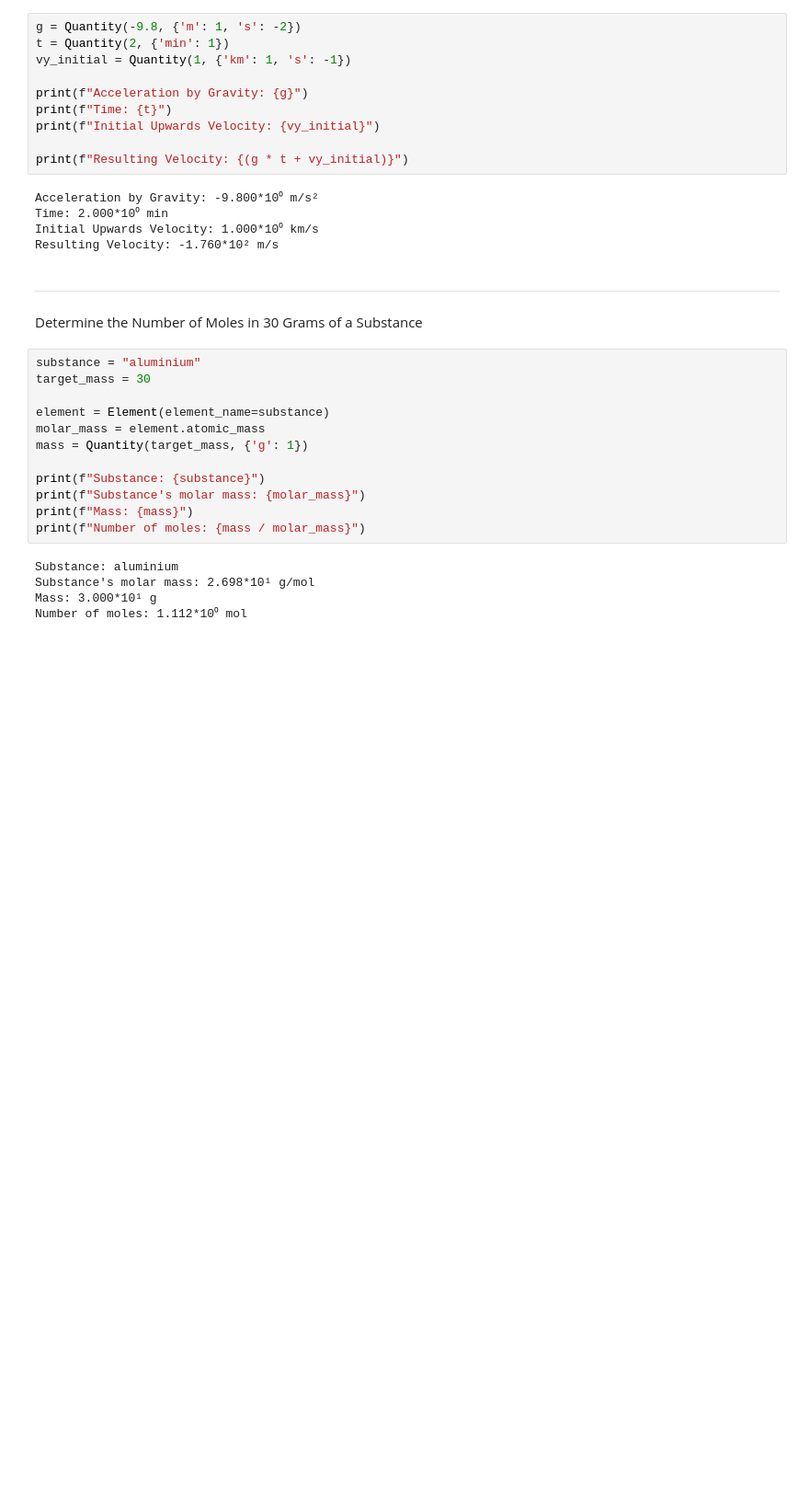
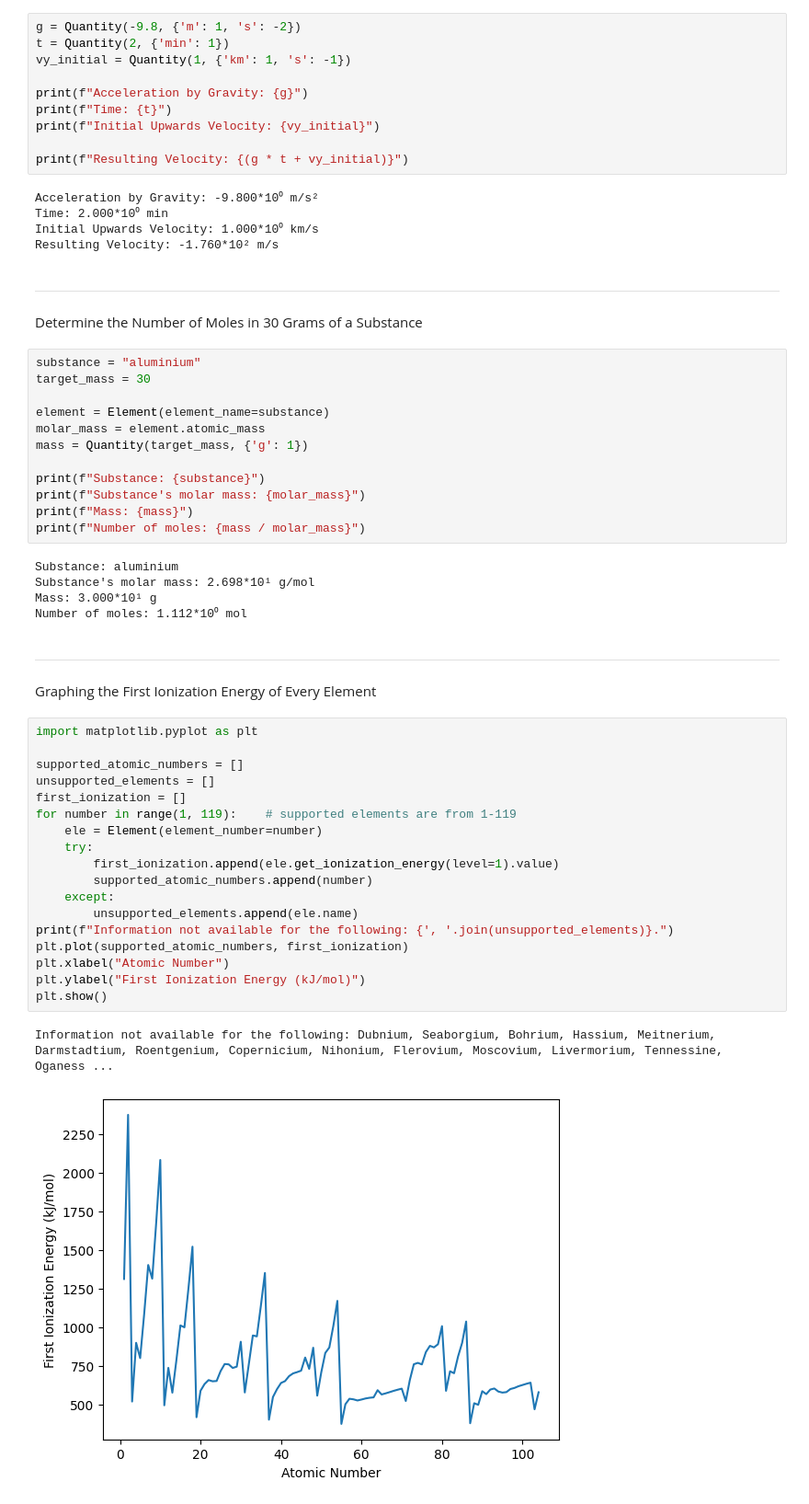
Before and after one commit to vivaansinghvi07/unisci, a Jupyter notebook: use_cases.ipynb, the cells around one changed output. Shown: that part at 92% size. Drawn from its saved outputs; the diff is of its cells as text; blank space fills up the shorter version.

Commit message:
added first ionization energy graph

```diff
--- a/use_cases.ipynb
+++ b/use_cases.ipynb
@@ -56,3 +56,28 @@ Substance: aluminium
 Substance's molar mass: 2.698*10¹ g/mol
 Mass: 3.000*10¹ g
 Number of moles: 1.112*10⁰ mol
+# %% [markdown]
+<hr>
+
+Graphing the First Ionization Energy of Every Element
+# %%
+import matplotlib.pyplot as plt
+
+supported_atomic_numbers = []
+unsupported_elements = []
+first_ionization = []
+for number in range(1, 119):    # supported elements are from 1-119
+    ele = Element(element_number=number)
+    try:
+        first_ionization.append(ele.get_ionization_energy(level=1).value)
+        supported_atomic_numbers.append(number)
+    except:
+        unsupported_elements.append(ele.name)
+print(f"Information not available for the following: {', '.join(unsupported_elements)}.")
+plt.plot(supported_atomic_numbers, first_ionization)
+plt.xlabel("Atomic Number")
+plt.ylabel("First Ionization Energy (kJ/mol)")
+plt.show()
+# %% [output]
+Information not available for the following: Dubnium, Seaborgium, Bohrium, Hassium, Meitnerium, Darmstadtium, Roentgenium, Copernicium, Nihonium, Flerovium, Moscovium, Livermorium, Tennessine, Oganess ...
+[figure, added]
```
